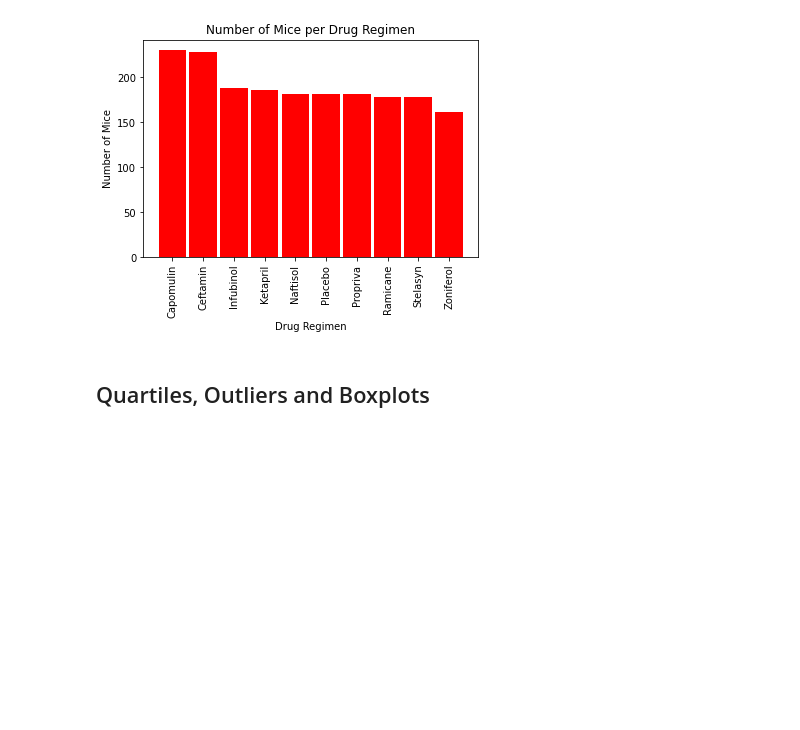
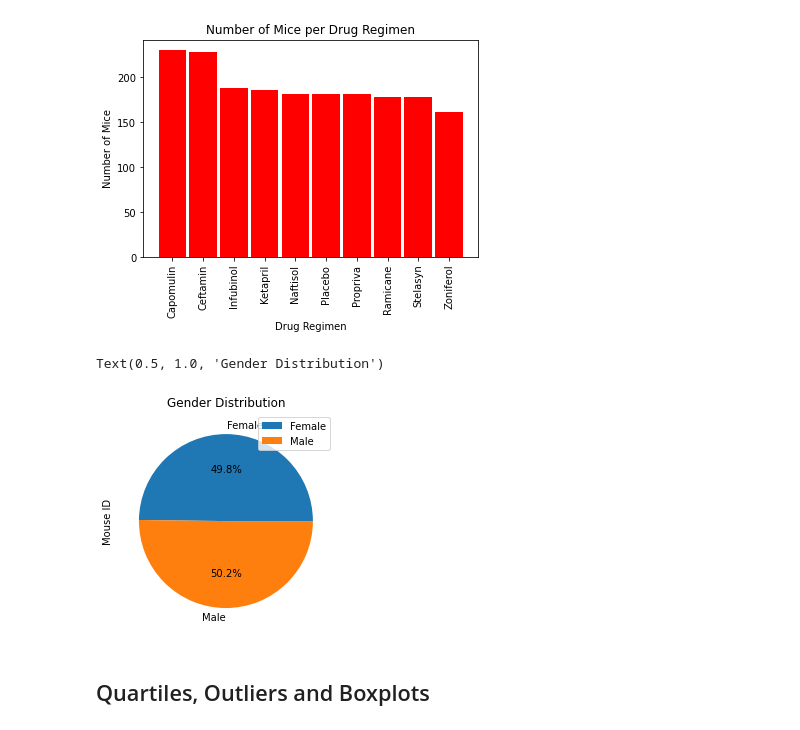
Before and after one commit to tatianafrattale/matplotlib-challenge, a Jupyter notebook: pymaceuticals_starter.ipynb, the cells around one changed output. Cells and saved outputs as stored; diff of their text form; code cells hidden in the pictures; blank space fills up the shorter version.

Commit message:
pie chart using pandas

```diff
--- a/pymaceuticals_starter.ipynb
+++ b/pymaceuticals_starter.ipynb
@@ -166,6 +167,12 @@ Text(0.5, 1.0, 'Number of Mice per Drug Regimen')
 [figure]
 # %%
 # Generate a pie plot showing the distribution of female versus male mice using pandas
+gender_data = clean_mouse.groupby(["Sex"]).count()
+gender_data.plot(kind="pie", y= "Mouse ID", autopct='%1.1f%%')
+plt.title("Gender Distribution")
+# %% [output]
+Text(0.5, 1.0, 'Gender Distribution')
+[figure, added]
 # %%
 # Generate a pie plot showing the distribution of female versus male mice using pyplot
 # %% [markdown]
```
Also changed, not shown: parts of 1 cell of this notebook.
